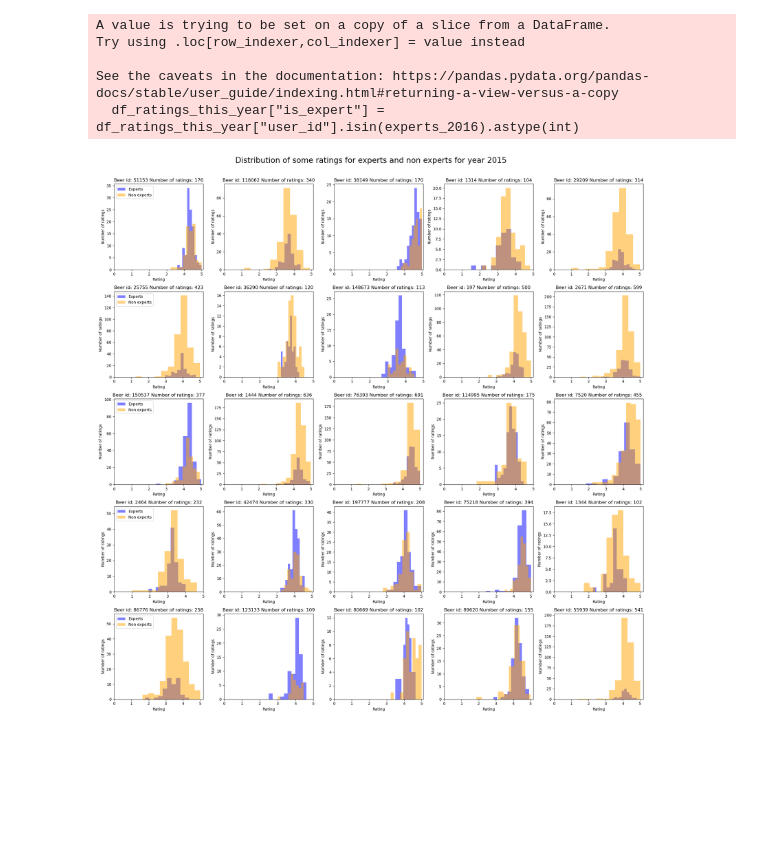
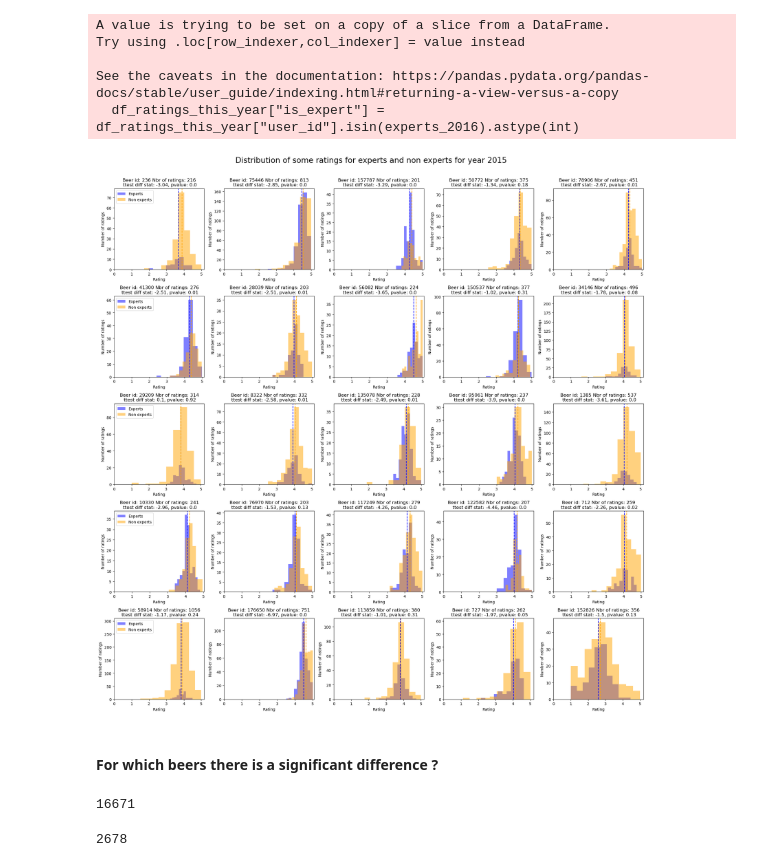
Before and after one commit to epfl-ada/ada-2023-project-remontada, a Jupyter notebook: code/main_alexi.ipynb, the cells around one changed output. Saved outputs shown, nothing was run; the diff lists cells and outputs as text; code cells hidden in the pictures; blank space fills up the shorter version.

```diff
--- a/code/main_alexi.ipynb
+++ b/code/main_alexi.ipynb
@@ -606,0 +642,32 @@ See the caveats in the documentation: https://pandas.pydata.org/pandas-docs/stab
+# %%
+fig,ax=plt.subplots(4,3,sharex=True)
+fig.set_size_inches(20,20)
+nb_bins=20
+min_number_of_ratings=50
+quantile_to_be_expert=0.95
+for i,YEAR in enumerate(range(2006,2018)):
+    print(YEAR)
+    difference_ratings_medians_list=[]
+    difference_ratings_means_list=[]
+    df_advocate_ratings_this_year,experts_id=filter_year_and_add_is_expert(df_advocate_ratings,YEAR,quantile_to_be_expert=quantile_to_be_expert)
+    beers_with_enough_ratings=df_advocate_ratings_this_year.groupby("beer_id").agg("size").loc[df_advocate_ratings_this_year.groupby("beer_id").agg("size")>min_number_of_ratings].index.values
+    df_advocate_ratings_this_year_with_enough_ratings=df_advocate_ratings_this_year.loc[df_advocate_ratings_this_year["beer_id"].isin(beers_with_enough_ratings)]
+    difference_ratings_medians=df_advocate_ratings_this_year_with_enough_ratings.groupby(["beer_id","is_expert"])["rating"].agg("median")
+    difference_ratings_means=df_advocate_ratings_this_year_with_enough_ratings.groupby(["beer_id","is_expert"])["rating"].agg("mean")
+
+    for beer_id in difference_ratings_medians.index.get_level_values(0).unique():
+        if 0 in difference_ratings_medians.loc[beer_id] and 1 in difference_ratings_medians.loc[beer_id]:
+            difference_ratings_medians_list.append(difference_ratings_medians.loc[beer_id,1]-difference_ratings_medians.loc[beer_id,0])
+            difference_ratings_means_list.append(difference_ratings_means.loc[beer_id,1]-difference_ratings_means.loc[beer_id,0])
+
+    ax[i//3,i%3].hist(difference_ratings_medians_list,alpha=0.5,bins=nb_bins,color="b",label="median")
+    ax[i//3,i%3].hist(difference_ratings_means_list,alpha=0.5,bins=nb_bins,color="orange",label="mean")
+    ax[i//3,i%3].axvline(0,c="r",linestyle="--")
+    ax[i//3,i%3].set_xlim(-1.25,1)
+    ax[i//3,i%3].set_xlabel("Absolute difference in median ratings (experts-non experts)")
+    ax[i//3,i%3].set_ylabel("Number of beers")
+    ax[i//3,i%3].set_title("Year: "+str(YEAR))
+    ax[i//3,i%3].legend()
+fig.suptitle(f"Distribution of difference of median and mean ratings of (experts - non experts) for different years and minimum number of ratings of beers: {min_number_of_ratings}",fontsize=15,y=1.02)
+fig.tight_layout()
+plt.show()
@@ -631,7 +736,7 @@ plt.show()
 # %%
 YEAR=2015
 quantile_to_be_expert=0.95
-df_advocate_ratings_this_year=filter_year_and_add_is_expert(df_advocate_ratings,YEAR,quantile_to_be_expert=quantile_to_be_expert)
+df_advocate_ratings_this_year,experts_id=filter_year_and_add_is_expert(df_advocate_ratings,YEAR,quantile_to_be_expert=quantile_to_be_expert)
 # %% [output]
 A value is trying to be set on a copy of a slice from a DataFrame.
 Try using .loc[row_indexer,col_indexer] = value instead
@@ -641,24 +746,28 @@ See the caveats in the documentation: https://pandas.pydata.org/pandas-docs/stab
 # %%
 fig,ax=plt.subplots(5,5)
 fig.set_size_inches(20,20)
-minimum_number_of_ratings=100
+minimum_number_of_ratings=200
+bins=10
 for i in range(25):
     beer_id_to_study=np.random.choice(df_advocate_ratings_this_year.groupby("beer_id").agg("size").loc[df_advocate_ratings_this_year.groupby("beer_id").agg("size")>minimum_number_of_ratings].index.values)
     ratings_this_beer=df_advocate_ratings_this_year.loc[df_advocate_ratings_this_year["beer_id"]==beer_id_to_study]
     ratings_this_beer_experts=ratings_this_beer.loc[ratings_this_beer["is_expert"]==1]
     ratings_this_beer_non_experts=ratings_this_beer.loc[ratings_this_beer["is_expert"]==0]
-    bins=10
+
+    difference_ttest=ttest_ind(ratings_this_beer_experts["rating"],ratings_this_beer_non_experts["rating"])
     ax[i//5,i%5].hist(ratings_this_beer_experts["rating"],bins=bins,alpha=0.5,label="Experts",color="b")
     ax[i//5,i%5].hist(ratings_this_beer_non_experts["rating"],bins=bins,alpha=0.5,label="Non experts",color="orange")
+    ax[i//5,i%5].axvline(ratings_this_beer_experts["rating"].mean(),c="b",linestyle="--")
+    ax[i//5,i%5].axvline(ratings_this_beer_non_experts["rating"].mean(),c="orange",linestyle="--")
 
     ax[i//5,i%5].set_xticks(np.arange(0,6,1),labels=np.arange(0,6,1))
     ax[i//5,i%5].set_xlabel("Rating")
     ax[i//5,i%5].set_ylabel("Number of ratings")
-    ax[i//5,i%5].set_title("Beer id: "+str(beer_id_to_study)+" Number of ratings: "+str(ratings_this_beer.shape[0]))
+    ax[i//5, i%5].set_title(f"Beer id: {beer_id_to_study} Nbr of ratings: {ratings_this_beer.shape[0]}\n ttest diff stat: {np.round(difference_ttest[0], 2)}, pvalue: {np.round(difference_ttest[1], 2)}")
 for i in range(5):
     ax[i,0].legend()
 fig.suptitle(f"Distribution of some ratings for experts and non experts for year {YEAR}",y=1.01,fontsize=20)
 fig.tight_layout()
 plt.show()
 # %% [output]
-[figure, old version]
+[figure, new version]
@@ -664,0 +780,6 @@ plt.show()
+# %% [markdown]
+#### For which beers there is a significant difference ?
+# %%
+print(len(df_advocate_ratings_this_year.groupby("beer_id").agg("size").loc[df_advocate_ratings_this_year.groupby("beer_id").agg("size")>minimum_number_of_ratings].index.values))
+# %% [output]
+16671
@@ -664,0 +802,4 @@ plt.show()
+# %%
+len(beer_id_with_significant_difference)
+# %% [output]
+2678
```
Also changed, not shown: parts of 42 cells of this notebook, 1 other file.
